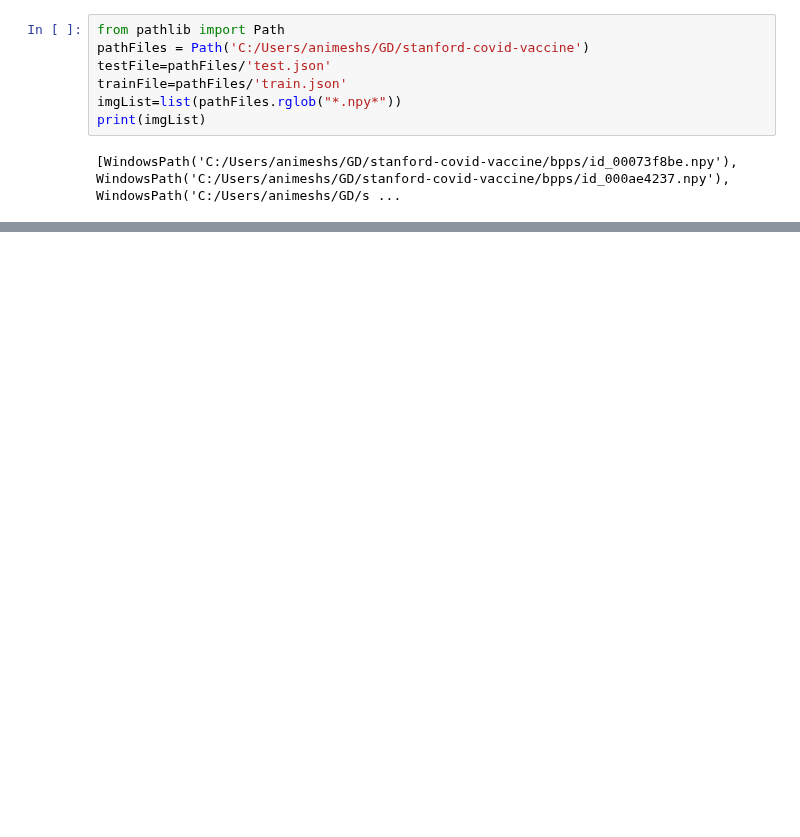
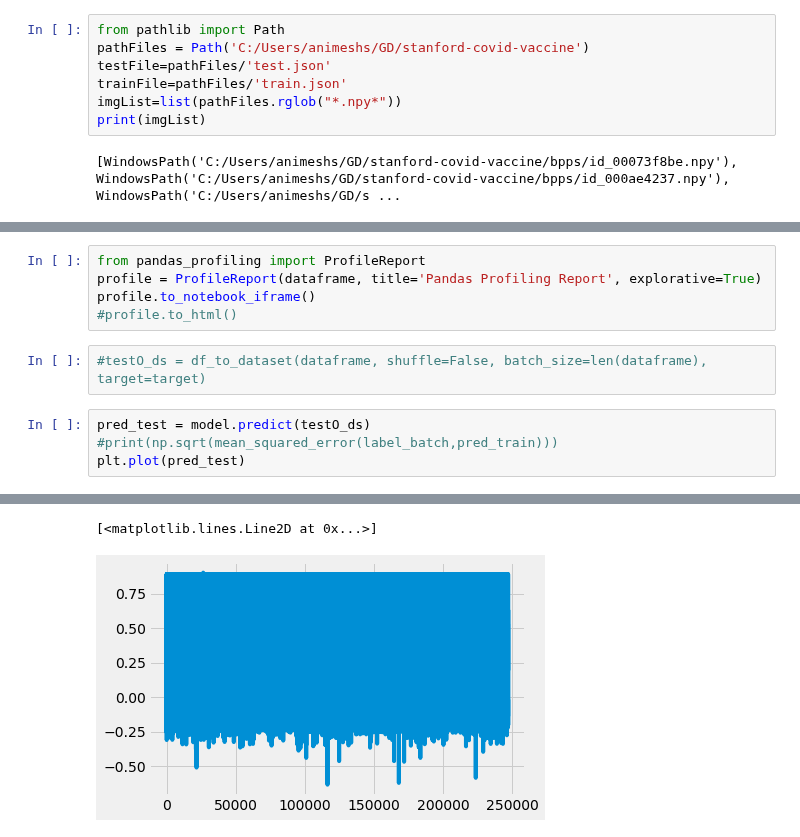
Before and after one commit to animesh/notebooks, a Jupyter notebook: deRNA.ipynb, the cells around one changed output, grey strips where cells are left out. Drawn from its saved outputs; the diff is of its cells as text; blank space fills up the shorter version.

```diff
--- a/deRNA.ipynb
+++ b/deRNA.ipynb
@@ -78,0 +438,12 @@ SyntaxError: ignored
+# %%
+from pandas_profiling import ProfileReport
+profile = ProfileReport(dataframe, title='Pandas Profiling Report', explorative=True)
+profile.to_notebook_iframe()
+#profile.to_html()
+# %%
+#testO_ds = df_to_dataset(dataframe, shuffle=False, batch_size=len(dataframe), target=target)
+# %%
+pred_test = model.predict(testO_ds)
+#print(np.sqrt(mean_squared_error(label_batch,pred_train)))
+plt.plot(pred_test)
+# %% [output]
@@ -78,0 +453,2 @@ SyntaxError: ignored
+[<matplotlib.lines.Line2D at 0x...>]
+[figure, added]
```
Also changed, not shown: parts of 78 cells of this notebook, 2 other files.
